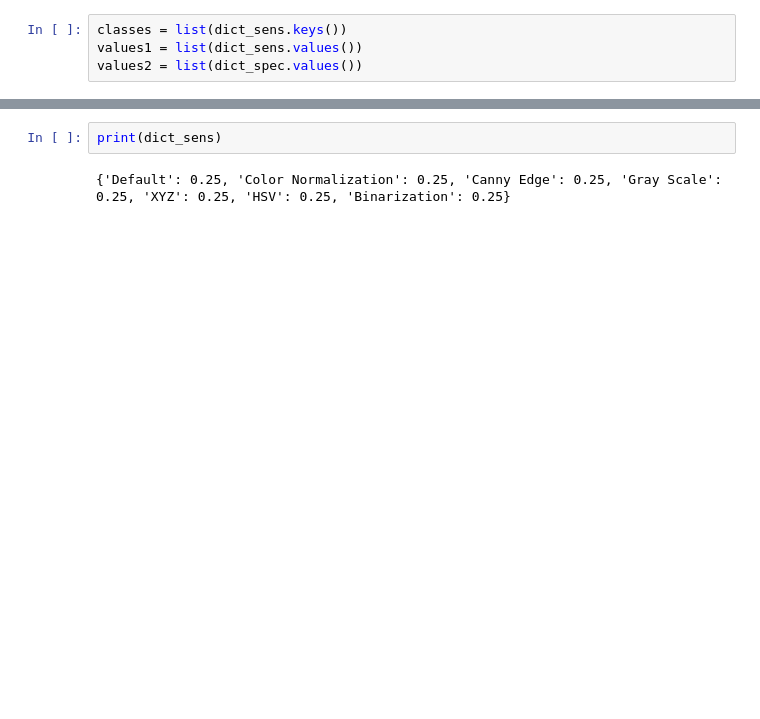
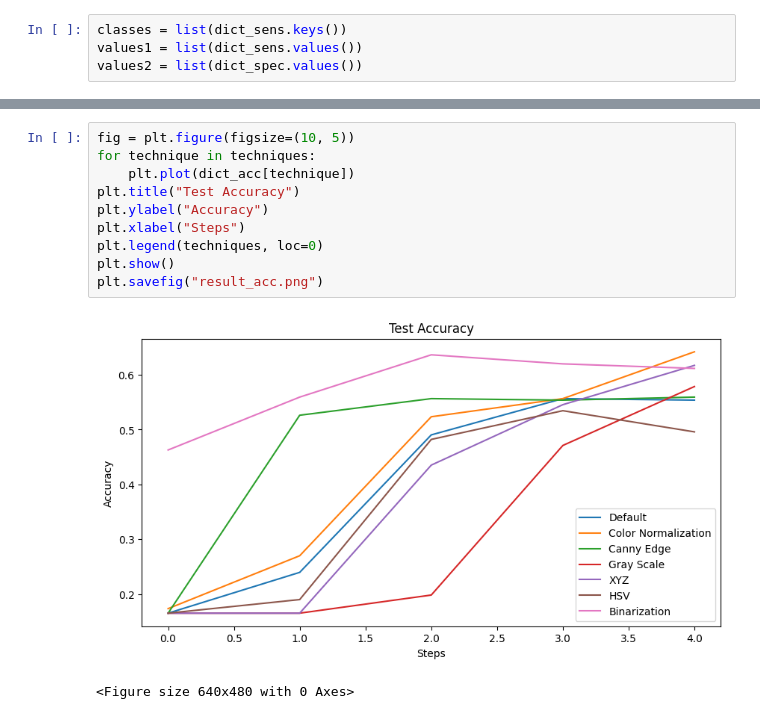
Before and after one commit to semooww/Cheetah, a Jupyter notebook: Final_Script.ipynb, the cells around one changed output, grey strips where cells are left out. Saved outputs shown, nothing was run; the diff lists cells and outputs as text; blank space fills up the shorter version.

```diff
--- a/Final_Script.ipynb
+++ b/Final_Script.ipynb
@@ -186,4 +197,13 @@ plt.show()
-# %%
-print(dict_sens)
-# %% [output]
-{'Default': 0.25, 'Color Normalization': 0.25, 'Canny Edge': 0.25, 'Gray Scale': 0.25, 'XYZ': 0.25, 'HSV': 0.25, 'Binarization': 0.25}
+# %%
+fig = plt.figure(figsize=(10, 5))
+for technique in techniques:
+    plt.plot(dict_acc[technique])
+plt.title("Test Accuracy")
+plt.ylabel("Accuracy")
+plt.xlabel("Steps")
+plt.legend(techniques, loc=0)
+plt.show()
+plt.savefig("result_acc.png")
+# %% [output]
+[figure, added]
+<Figure size 640x480 with 0 Axes>
```
Also changed, not shown: parts of 6 cells of this notebook, 18 other files.
